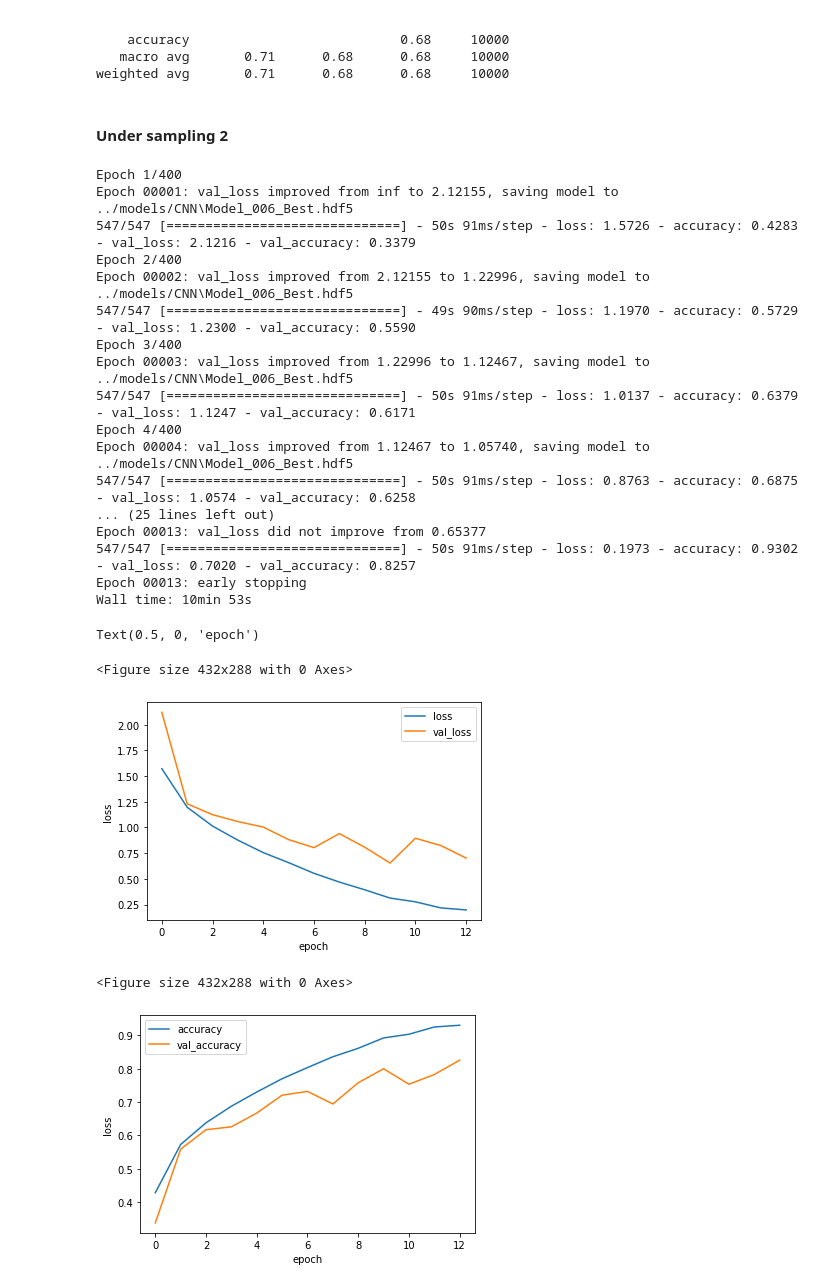
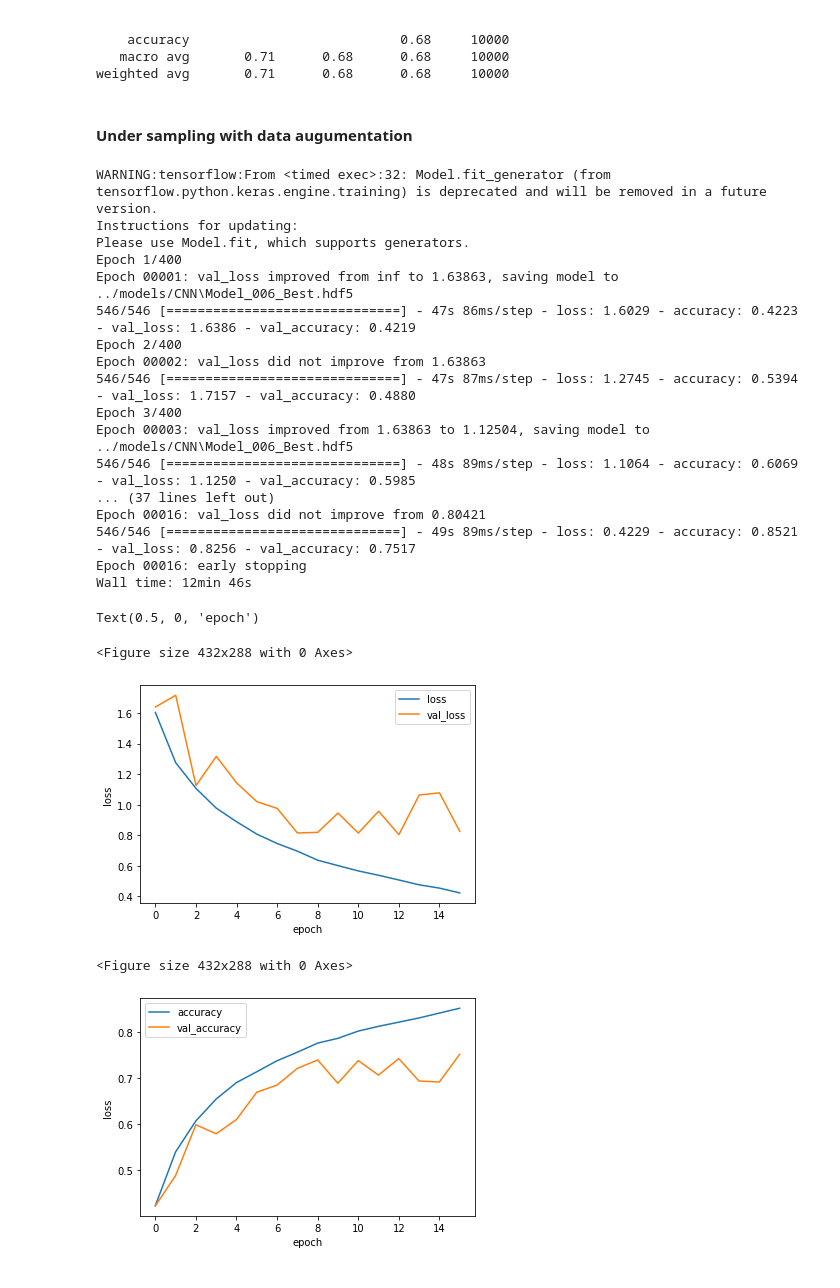
Before and after one commit to Beluuuuuuga/tmp_homework, a Jupyter notebook: notebooks/AE_2_CNN_003.ipynb, the cells around one changed output. Cells and saved outputs as stored; diff of their text form; code cells hidden in the pictures.

Commit message:
train data augumentation

```diff
--- a/notebooks/AE_2_CNN_003.ipynb
+++ b/notebooks/AE_2_CNN_003.ipynb
@@ -454,7 +452,7 @@ print(classification_report(y_test, y_pred))
    macro avg       0.71      0.68      0.68     10000
 weighted avg       0.71      0.68      0.68     10000
 # %% [markdown]
-#### Under sampling 2
+#### Under sampling with data augumentation
 # %%
 %%time
 
@@ -464,62 +462,76 @@ model02.compile(loss = "categorical_crossentropy", optimizer = adam, metrics = [
 
 # one hot encoding
 nb_classes = 10
-y_train_removed_onehot2 = to_categorical(y_train_removed2, nb_classes)
-y_valid_removed_onehot2 = to_categorical(y_valid_removed2, nb_classes)
+y_train_removed_onehot1 = to_categorical(y_train_removed1, nb_classes)
+y_valid_removed_onehot1 = to_categorical(y_valid_removed1, nb_classes)
 y_test_onehot = to_categorical(y_test, nb_classes)
-
-# train
-saveDir = "../models/CNN/"
 
 es_cb = EarlyStopping(monitor='val_loss', patience=3, verbose=1, mode='auto')
 chkpt = saveDir + 'Model_006_Best.hdf5'
 cp_cb = ModelCheckpoint(filepath = chkpt, \
        monitor='val_loss', verbose=1, save_best_only=True, mode='auto')
 
-model02_history = model02.fit(x_train_removed2, y_train_removed_onehot2,
-                      batch_size=32,
-                      epochs=400,
-                      verbose=1,
-                      validation_data=(x_valid_removed2, y_valid_removed_onehot2),
-                      callbacks=[es_cb, cp_cb],
-                      shuffle=True)
+train_datagen = ImageDataGenerator(
+#     rescale=1./255,
+#     rotation_range=10,
+#     shear_range=0.2,
+    horizontal_flip=True,
+#     vertical_flip=True,
+#     width_shift_range=0.1,
+#     height_shift_range=0.1,
+    zoom_range=0.1
+#     channel_shift_range=0.2
+    )
+
+batch_size = 32
+train_datagenerator = train_datagen.flow(x_train_removed1, y_train_removed_onehot1, batch_size)
+valid_datagenerator = ImageDataGenerator().flow(x_valid_removed1, y_valid_removed_onehot1, batch_size)
+
+model02_history = model02.fit_generator(train_datagenerator,
+                              steps_per_epoch=int(len(x_train_removed1)//batch_size),
+                              epochs=400,
+                              validation_data=valid_datagenerator,
+                              validation_steps=int(len(x_valid_removed1)//batch_size),
+                              verbose=1,
+                              shuffle=True,
+                              callbacks=[es_cb, cp_cb])
 # %% [output]
+WARNING:tensorflow:From <timed exec>:32: Model.fit_generator (from tensorflow.python.keras.engine.training) is deprecated and will be removed in a future version.
+Instructions for updating:
+Please use Model.fit, which supports generators.
 Epoch 1/400
-Epoch 00001: val_loss improved from inf to 2.12155, saving model to ../models/CNN\Model_006_Best.hdf5
-547/547 [==============================] - 50s 91ms/step - loss: 1.5726 - accuracy: 0.4283 - val_loss: 2.1216 - val_accuracy: 0.3379
+Epoch 00001: val_loss improved from inf to 1.63863, saving model to ../models/CNN\Model_006_Best.hdf5
+546/546 [==============================] - 47s 86ms/step - loss: 1.6029 - accuracy: 0.4223 - val_loss: 1.6386 - val_accuracy: 0.4219
 Epoch 2/400
-Epoch 00002: val_loss improved from 2.12155 to 1.22996, saving model to ../models/CNN\Model_006_Best.hdf5
-547/547 [==============================] - 49s 90ms/step - loss: 1.1970 - accuracy: 0.5729 - val_loss: 1.2300 - val_accuracy: 0.5590
+Epoch 00002: val_loss did not improve from 1.63863
+546/546 [==============================] - 47s 87ms/step - loss: 1.2745 - accuracy: 0.5394 - val_loss: 1.7157 - val_accuracy: 0.4880
 Epoch 3/400
-Epoch 00003: val_loss improved from 1.22996 to 1.12467, saving model to ../models/CNN\Model_006_Best.hdf5
-547/547 [==============================] - 50s 91ms/step - loss: 1.0137 - accuracy: 0.6379 - val_loss: 1.1247 - val_accuracy: 0.6171
-Epoch 4/400
-Epoch 00004: val_loss improved from 1.12467 to 1.05740, saving model to ../models/CNN\Model_006_Best.hdf5
-547/547 [==============================] - 50s 91ms/step - loss: 0.8763 - accuracy: 0.6875 - val_loss: 1.0574 - val_accuracy: 0.6258
-... (25 lines left out)
-Epoch 00013: val_loss did not improve from 0.65377
-547/547 [==============================] - 50s 91ms/step - loss: 0.1973 - accuracy: 0.9302 - val_loss: 0.7020 - val_accuracy: 0.8257
-Epoch 00013: early stopping
-Wall time: 10min 53s
+Epoch 00003: val_loss improved from 1.63863 to 1.12504, saving model to ../models/CNN\Model_006_Best.hdf5
+546/546 [==============================] - 48s 89ms/step - loss: 1.1064 - accuracy: 0.6069 - val_loss: 1.1250 - val_accuracy: 0.5985
+... (37 lines left out)
+Epoch 00016: val_loss did not improve from 0.80421
+546/546 [==============================] - 49s 89ms/step - loss: 0.4229 - accuracy: 0.8521 - val_loss: 0.8256 - val_accuracy: 0.7517
+Epoch 00016: early stopping
+Wall time: 12min 46s
 # %%
 # plot training
-mdoel02_hist_df = pd.DataFrame(model02_history.history)
+model02_hist_df = pd.DataFrame(model02_history.history)
 
 plt.figure()
-mdoel02_hist_df[['loss', 'val_loss']].plot()
+model02_hist_df[['loss', 'val_loss']].plot()
 plt.ylabel('loss')
 plt.xlabel('epoch')
 
 plt.figure()
-mdoel02_hist_df[['accuracy', 'val_accuracy']].plot()
+model02_hist_df[['accuracy', 'val_accuracy']].plot()
 plt.ylabel('loss')
 plt.xlabel('epoch')
 # %% [output]
 Text(0.5, 0, 'epoch')
 <Figure size 432x288 with 0 Axes>
-[figure, old version]
+[figure, new version]
 <Figure size 432x288 with 0 Axes>
-[figure, old version]
+[figure, new version]
 # %%
 model02.load_weights('../models/CNN/Model_006_Best.hdf5')
 model02.evaluate(x_test, y_test_onehot)
```
Also changed, not shown: parts of 8 cells of this notebook, 1 other file.
